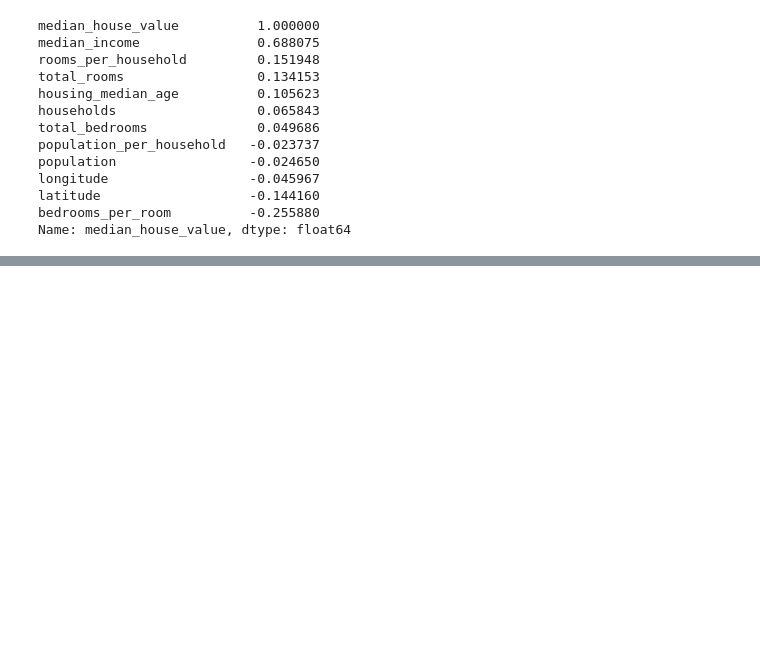
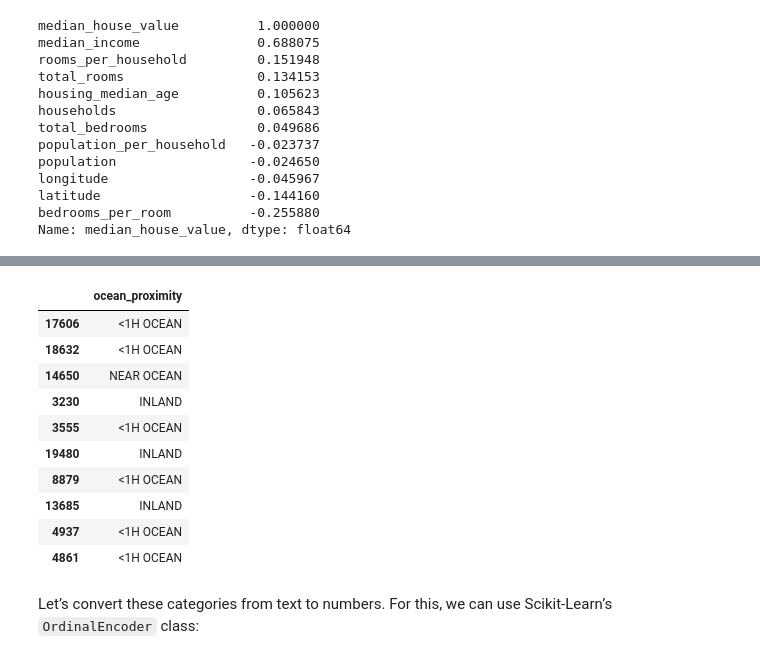
Before and after one commit to bexxmodd/Hands-On-ML, a Jupyter notebook: cali_housing_model.ipynb, the cells around one changed output, grey strips where cells are left out. Drawn from its saved outputs; the diff is of its cells as text; code cells hidden in the pictures; blank space fills up the shorter version.

```diff
--- a/cali_housing_model.ipynb
+++ b/cali_housing_model.ipynb
@@ -356,0 +358,3 @@ Algorithms
+# %%
+housing = strata_train_set.drop("median_house_value", axis=1)
+housing_labels = strata_train_set["median_house_value"].copy()
@@ -356,0 +428,17 @@ Algorithms
+# %%
+housing_cat = housing[['ocean_proximity']]
+housing_cat.head(10)
+# %% [output]
+|  | ocean_proximity |
+| 17606 | <1H OCEAN |
+| 18632 | <1H OCEAN |
+| 14650 | NEAR OCEAN |
+| 3230 | INLAND |
+| 3555 | <1H OCEAN |
+| 19480 | INLAND |
+| 8879 | <1H OCEAN |
+| 13685 | INLAND |
+| 4937 | <1H OCEAN |
+| 4861 | <1H OCEAN |
+# %% [markdown]
+Let’s convert these categories from text to numbers. For this, we can use Scikit-Learn’s `OrdinalEncoder` class:
```
Also changed, not shown: parts of 17 cells of this notebook.
